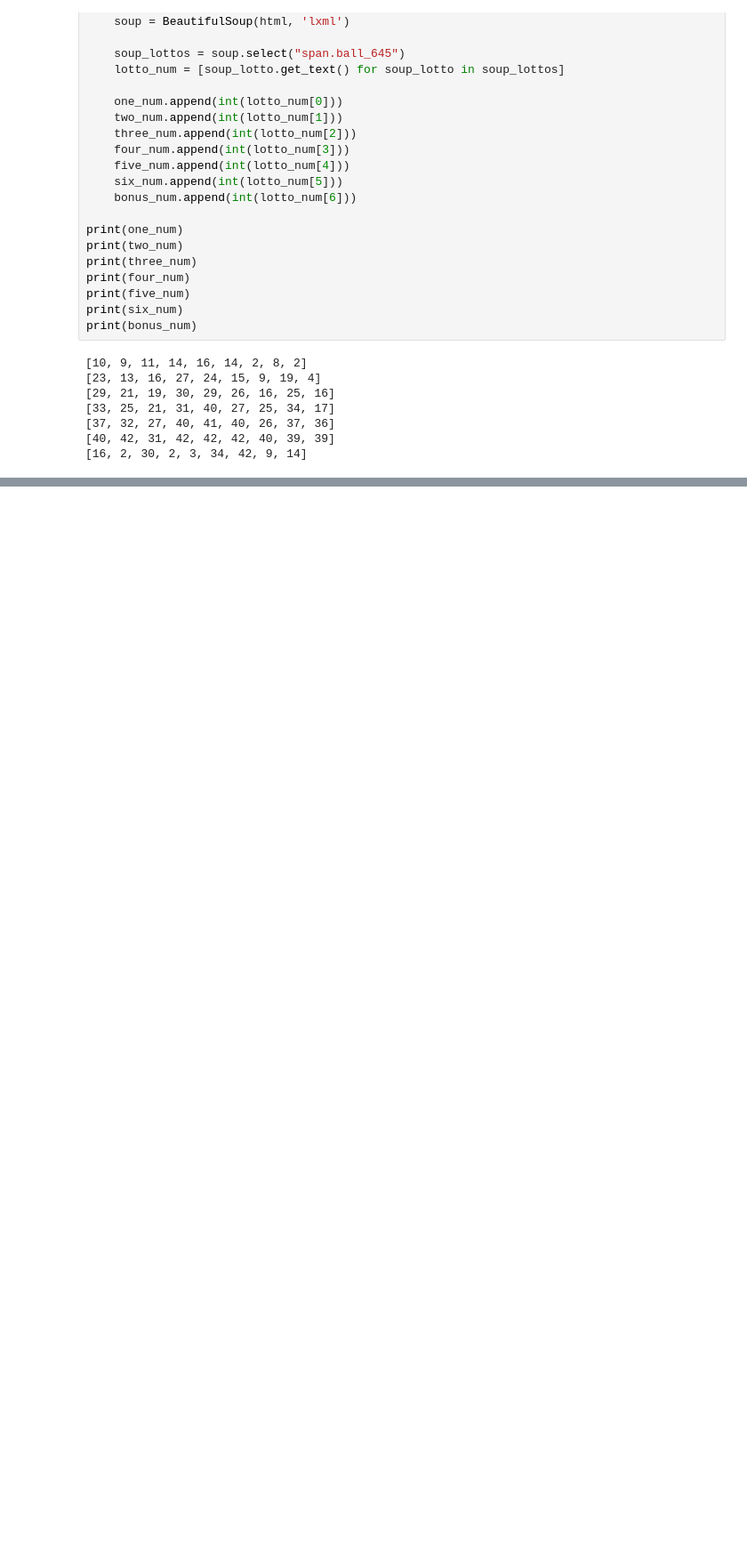
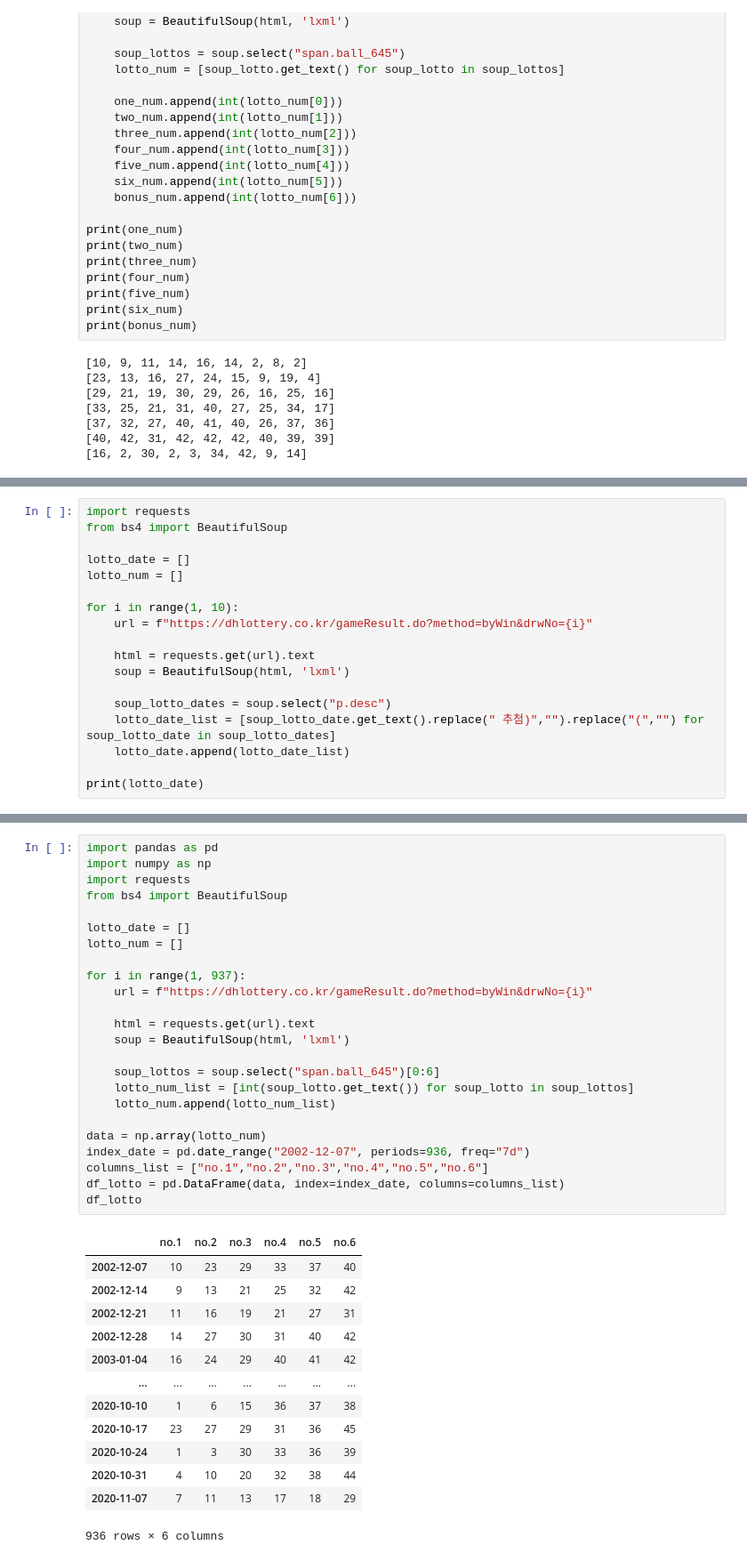
Before and after one commit to 2dowon/Project-DOTTO, a Jupyter notebook: 로또 당첨 번호 크롤링.ipynb, the cells around one changed output, grey strips where cells are left out. Shown: that part at 89% size. Drawn from its saved outputs; the diff is of its cells as text; blank space fills up the shorter version.

```diff
--- a/로또 당첨 번호 크롤링.ipynb
+++ b/로또 당첨 번호 크롤링.ipynb
@@ -59,0 +116,18 @@ print(bonus_num)
+# %%
+import requests
+from bs4 import BeautifulSoup
+
+lotto_date = []
+lotto_num = []
+
+for i in range(1, 10):
+    url = f"https://dhlottery.co.kr/gameResult.do?method=byWin&drwNo={i}"
+
+    html = requests.get(url).text
+    soup = BeautifulSoup(html, 'lxml')
+
+    soup_lotto_dates = soup.select("p.desc")
+    lotto_date_list = [soup_lotto_date.get_text().replace(" 추첨)","").replace("(","") for soup_lotto_date in soup_lotto_dates]
+    lotto_date.append(lotto_date_list)
+
+print(lotto_date)
@@ -114,0 +162,38 @@ AttributeError: 'NoneType' object has no attribute 'text'
+# %%
+import pandas as pd
+import numpy as np
+import requests
+from bs4 import BeautifulSoup
+
+lotto_date = []
+lotto_num = []
+
+for i in range(1, 937):
+    url = f"https://dhlottery.co.kr/gameResult.do?method=byWin&drwNo={i}"
+
+    html = requests.get(url).text
+    soup = BeautifulSoup(html, 'lxml')
+
+    soup_lottos = soup.select("span.ball_645")[0:6]
+    lotto_num_list = [int(soup_lotto.get_text()) for soup_lotto in soup_lottos]
+    lotto_num.append(lotto_num_list)
+
+data = np.array(lotto_num)
+index_date = pd.date_range("2002-12-07", periods=936, freq="7d")
+columns_list = ["no.1","no.2","no.3","no.4","no.5","no.6"]
+df_lotto = pd.DataFrame(data, index=index_date, columns=columns_list)
+df_lotto
+# %% [output]
+|  | no.1 | no.2 | no.3 | no.4 | no.5 | no.6 |
+| 2002-12-07 | 10 | 23 | 29 | 33 | 37 | 40 |
+| 2002-12-14 | 9 | 13 | 21 | 25 | 32 | 42 |
+| 2002-12-21 | 11 | 16 | 19 | 21 | 27 | 31 |
+| 2002-12-28 | 14 | 27 | 30 | 31 | 40 | 42 |
+| 2003-01-04 | 16 | 24 | 29 | 40 | 41 | 42 |
+| ... | ... | ... | ... | ... | ... | ... |
+| 2020-10-10 | 1 | 6 | 15 | 36 | 37 | 38 |
+| 2020-10-17 | 23 | 27 | 29 | 31 | 36 | 45 |
+| 2020-10-24 | 1 | 3 | 30 | 33 | 36 | 39 |
+| 2020-10-31 | 4 | 10 | 20 | 32 | 38 | 44 |
+| 2020-11-07 | 7 | 11 | 13 | 17 | 18 | 29 |
+936 rows × 6 columns
```
Also changed, not shown: parts of 26 cells of this notebook.
